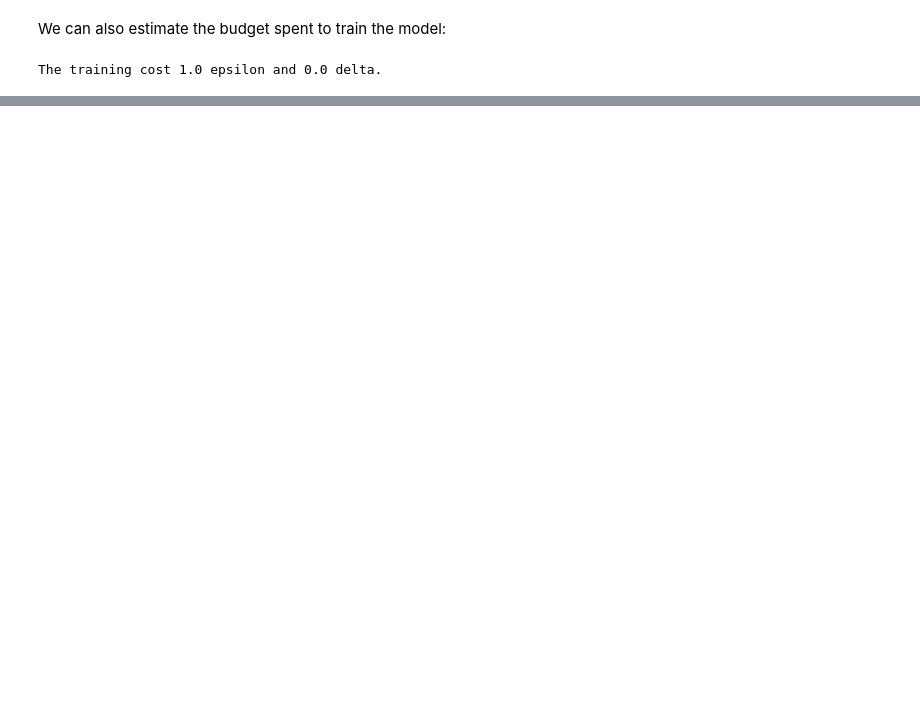
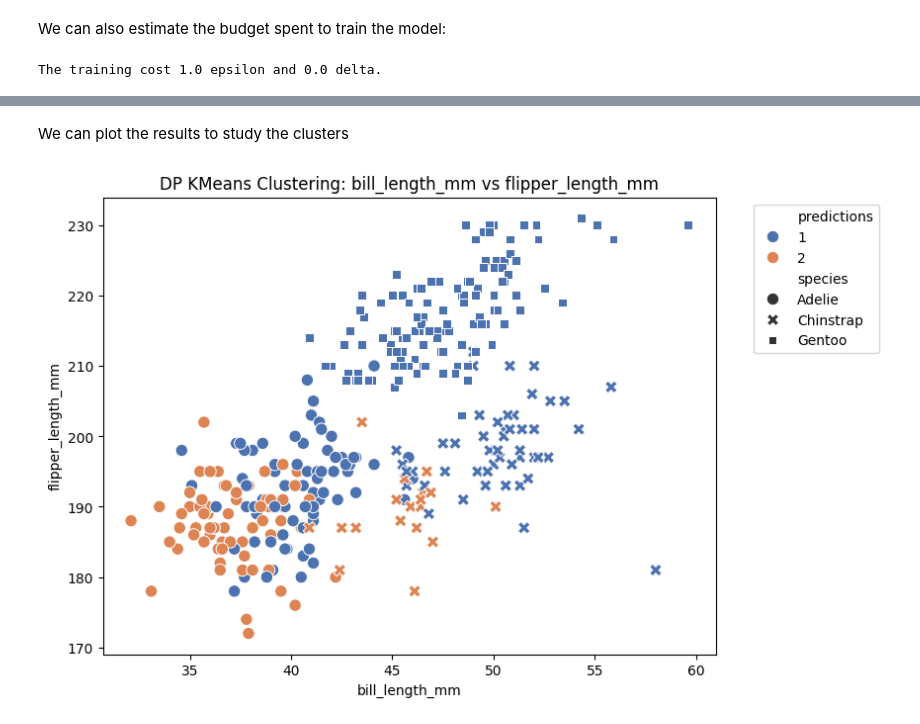
Before and after one commit to dscc-admin-ch/ESTP_DP_Course, a Jupyter notebook: DiffPrivLib.ipynb, the cells around one changed output, grey strips where cells are left out. Saved outputs shown, nothing was run; the diff lists cells and outputs as text; code cells hidden in the pictures; blank space fills up the shorter version.

Commit message:
add kmeans and pca

```diff
--- a/DiffPrivLib.ipynb
+++ b/DiffPrivLib.ipynb
@@ -241,0 +297,3 @@ The training cost 1.0 epsilon and 0.0 delta.
+# %%
+dpl_bounds = get_bounds(bounds, columns=feature_columns)
+dpl_bounds
@@ -241,0 +337,9 @@ The training cost 1.0 epsilon and 0.0 delta.
+# %%
+# TODO: Predict clusters on feature_data with K-Mean pipeline
+#predictions = ...
+
+# Correction
+predictions = kmeans_pipeline.predict(feature_data)
+# %%
+df["predictions"] = predictions
+df.head()
@@ -241,0 +353,2 @@ The training cost 1.0 epsilon and 0.0 delta.
+# %% [markdown]
+We can plot the results to study the clusters
@@ -241,0 +358,35 @@ The training cost 1.0 epsilon and 0.0 delta.
+# %%
+def plot_clusters(df, x, y, cluster_col="predictions", style_col="species"):
+    """
+    Plot two features colored by cluster predictions and shaped by species.
+
+    Parameters
+    ----------
+    df : pd.DataFrame
+        DataFrame containing the features, cluster predictions, and species.
+    x : str
+        Feature name for the x-axis.
+    y : str
+        Feature name for the y-axis.
+    cluster_col : str, default="predictions"
+        Column name with cluster assignments.
+    style_col : str, default="species"
+        Column name for marker style (e.g., species).
+    """
+    plt.figure(figsize=(8, 6))
+    sns.scatterplot(
+        data=df,
+        x=x,
+        y=y,
+        hue=cluster_col,
+        style=style_col,
+        palette="deep",
+        s=80
+    )
+    plt.title(f"DP KMeans Clustering: {x} vs {y}")
+    plt.legend(bbox_to_anchor=(1.05, 1), loc="upper left")
+    plt.show()
+# %%
+plot_clusters(df, x="bill_length_mm", y="flipper_length_mm")
+# %% [output]
+[figure, added]
```
Also changed, not shown: parts of 40 cells of this notebook.
